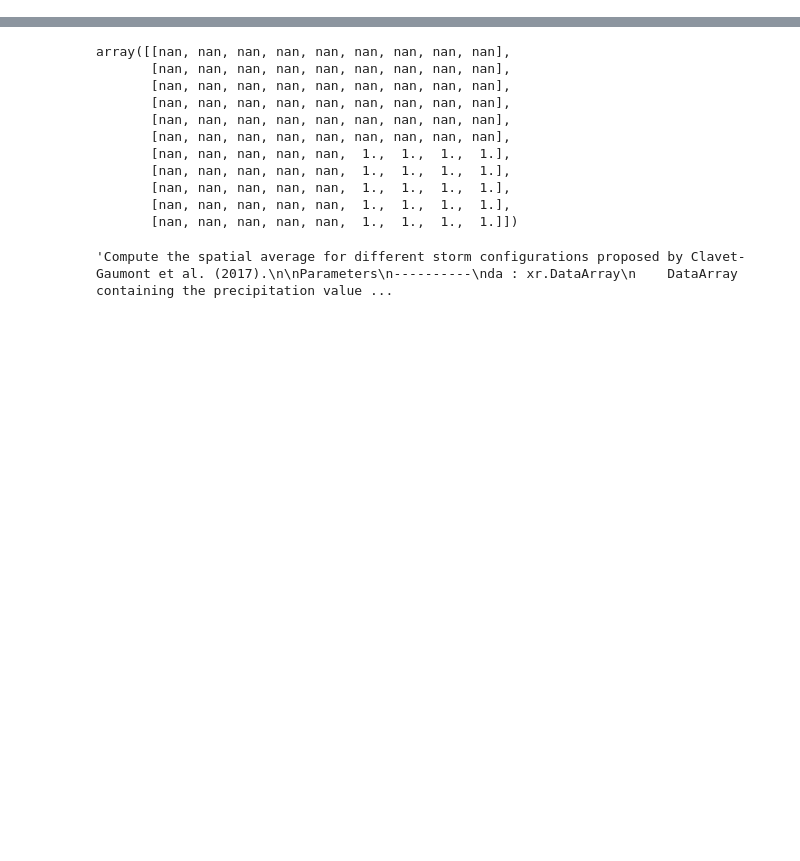
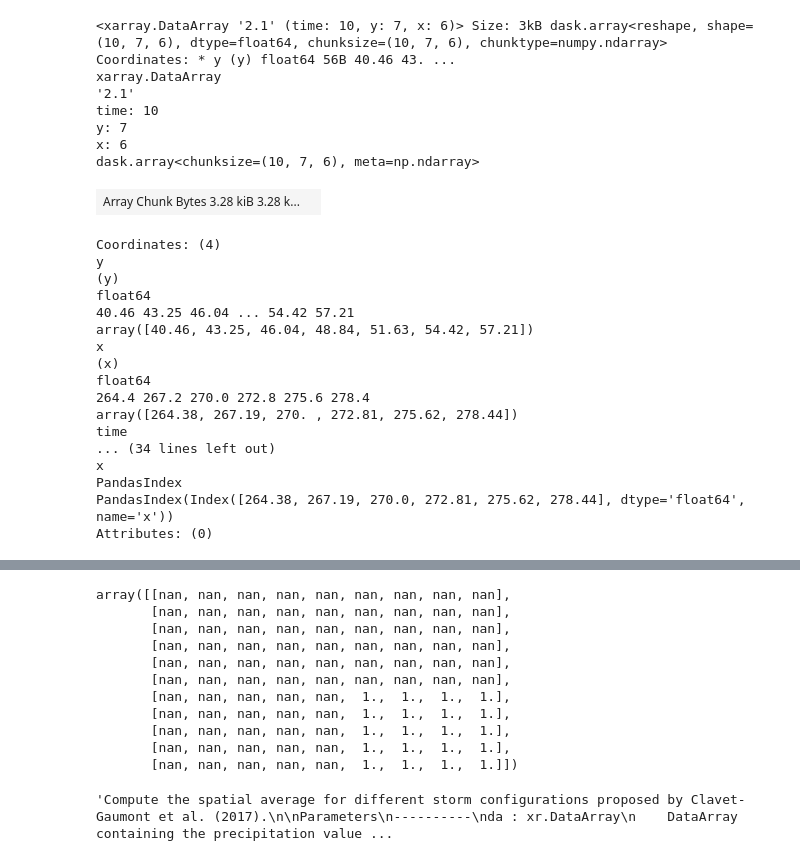
Before and after one commit to hydrologie/xhydro, a Jupyter notebook: docs/notebooks/First_attemp_new_agg.ipynb, the cells around one changed output, grey strips where cells are left out. Drawn from its saved outputs; the diff is of its cells as text; code cells hidden in the pictures; blank space fills up the shorter version.

```diff
--- a/docs/notebooks/First_attemp_new_agg.ipynb
+++ b/docs/notebooks/First_attemp_new_agg.ipynb
@@ -655,0 +955,28 @@ dict_config = {  # y, x
+# %%
+confi_ds["2.1"]
+# %% [output]
+<xarray.DataArray '2.1' (time: 10, y: 7, x: 6)> Size: 3kB dask.array<reshape, shape=(10, 7, 6), dtype=float64, chunksize=(10, 7, 6), chunktype=numpy.ndarray> Coordinates: * y (y) float64 56B 40.46 43. ...
+xarray.DataArray
+'2.1'
+time: 10
+y: 7
+x: 6
+dask.array<chunksize=(10, 7, 6), meta=np.ndarray>
+| Array Chunk Bytes 3.28 kiB 3.28 k... |  |
+Coordinates: (4)
+y
+(y)
+float64
+40.46 43.25 46.04 ... 54.42 57.21
+array([40.46, 43.25, 46.04, 48.84, 51.63, 54.42, 57.21])
+x
+(x)
+float64
+264.4 267.2 270.0 272.8 275.6 278.4
+array([264.38, 267.19, 270. , 272.81, 275.62, 278.44])
+time
+... (34 lines left out)
+x
+PandasIndex
+PandasIndex(Index([264.38, 267.19, 270.0, 272.81, 275.62, 278.44], dtype='float64', name='x'))
+Attributes: (0)
```
Also changed, not shown: parts of 51 cells of this notebook, 1 other file.
